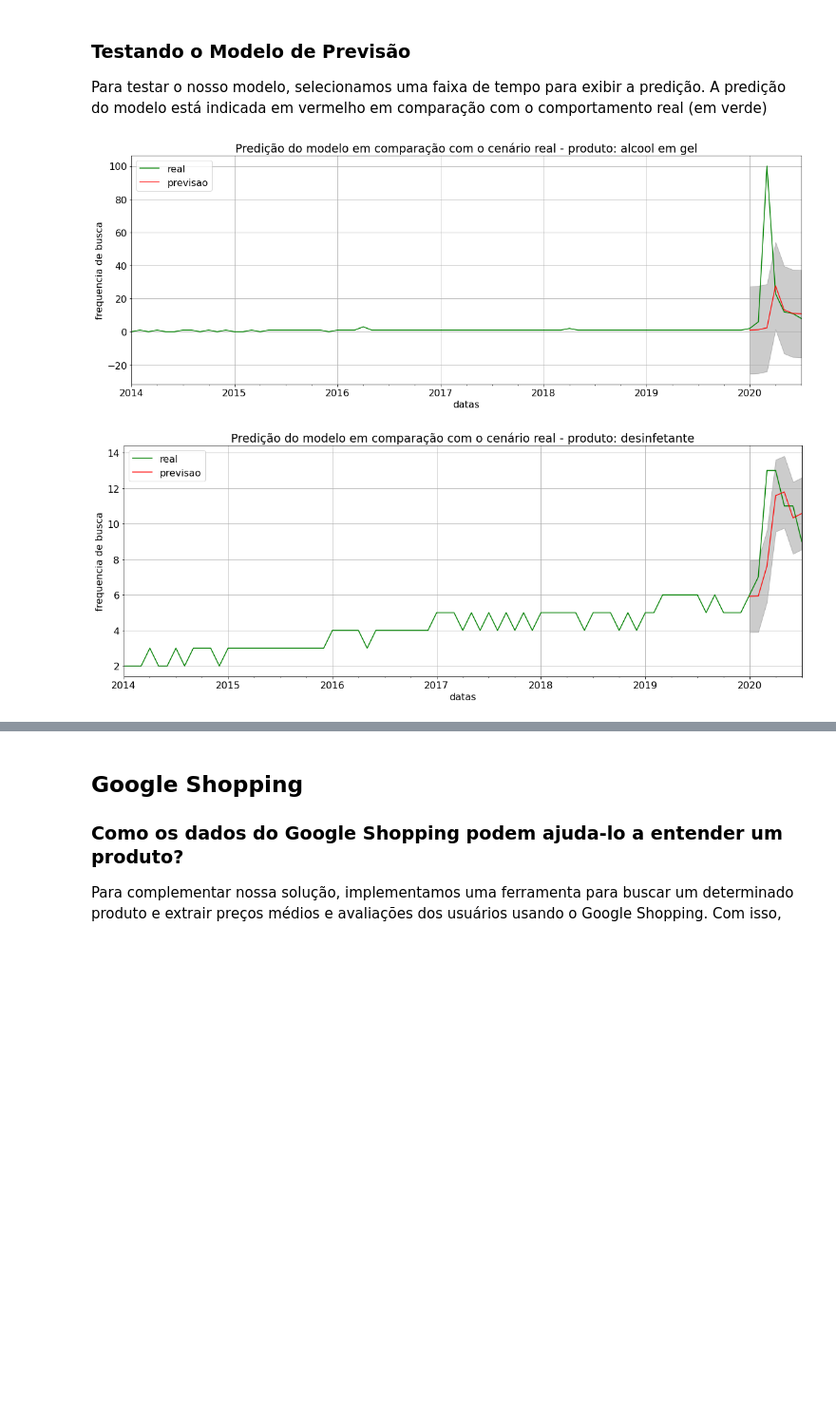
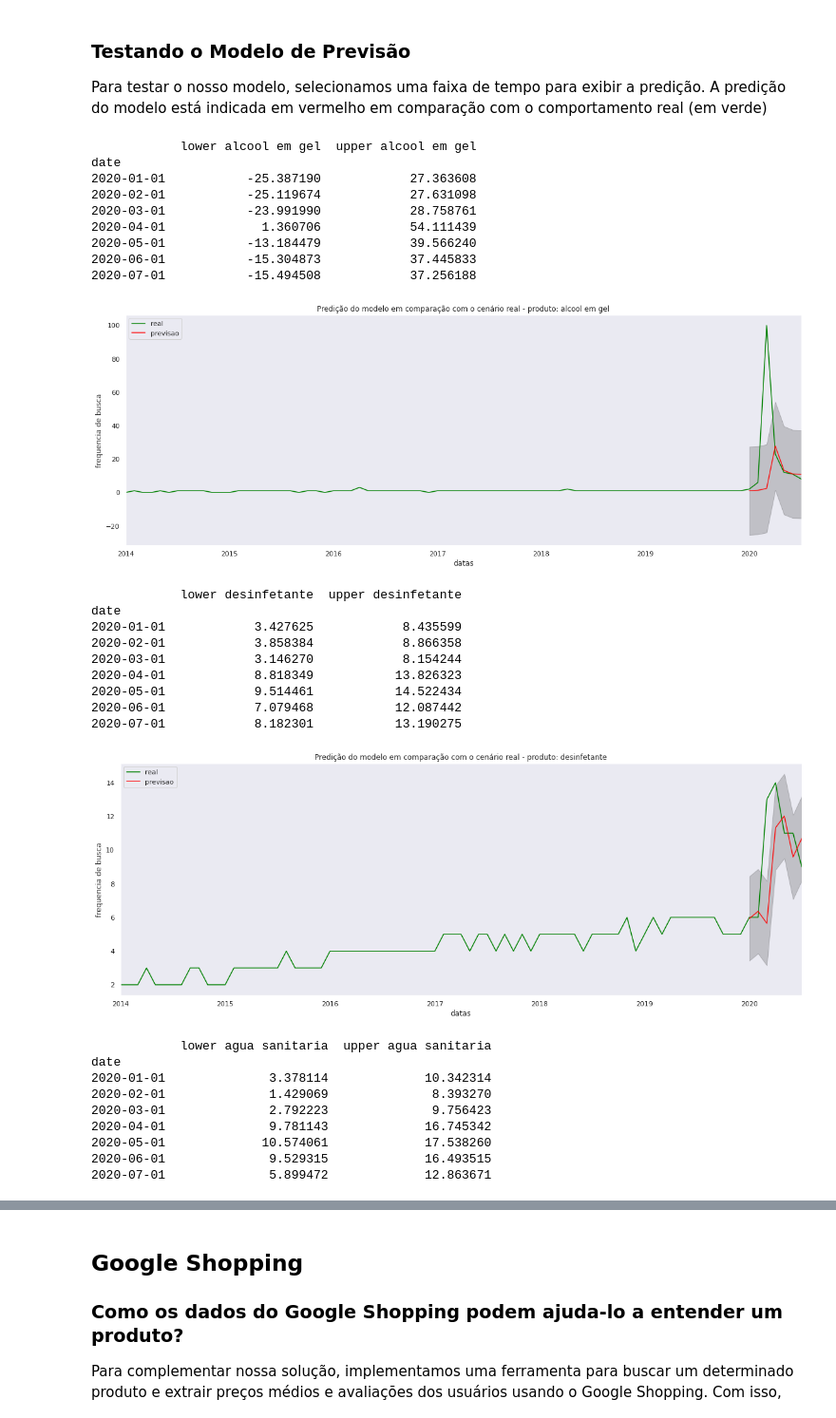
Before and after one commit to vitorglemos/santander-data-challenger, a Jupyter notebook: Data_Challenge_2020.ipynb, the cells around one changed output, grey strips where cells are left out. Shown at 95% size. Saved outputs shown, nothing was run; the diff lists cells and outputs as text; code cells hidden in the pictures; blank space fills up the shorter version.

```diff
--- a/Data_Challenge_2020.ipynb
+++ b/Data_Challenge_2020.ipynb
@@ -43,8 +44,8 @@ import matplotlib
 import pandas as pd
 import plotly.offline as py
 import plotly.graph_objs as go
-py.init_notebook_mode(connected=True)
+import seaborn as sns
+sns.set(style="darkgrid")
 
-matplotlib.rcParams.update({'font.size': 14})
 pytrend = TrendReq()
 # %% [markdown]
@@ -70,8 +71,10 @@ def get_google_trends_data(list_product, time_start, time_end, state=None, count
         sigla='{}'.format(country)
 
     data_composer = '{} {}'.format(time_start, time_end)
-    pytrend.build_payload(kw_list=list_product, geo=sigla, cat=0,
-                          timeframe=data_composer)
+    pytrend.build_payload(kw_list=list_product,
+                                  geo=sigla,
+                                  cat=0,
+                                  timeframe=data_composer)
 
     return pytrend.interest_over_time()
 
@@ -292,23 +303,58 @@ sigma2         4.2258      0.419     10.097      0.000       3.406       5.046
 
 Para testar o nosso modelo, selecionamos uma faixa de tempo para exibir a predição. A predição do modelo está indicada em vermelho em comparação com o comportamento real (em verde)
 # %%
+
+
 for model_i, col in zip(predict_model, list_product):
-    predicao_m = model_i.get_prediction(start=pd.to_datetime('2020-01-01'), dynamic=False)
+    predicao_m = model_i.get_prediction(start=pd.to_datetime('2020-01-01'),
+                                        dynamic=False)
     predicao_i = predicao_m.conf_int()
 
     test_model = y['2014':][col].plot(label='real', color='green')
+
     predicao_m.predicted_mean.plot(ax=test_model, color='red',
                                    label='previsao', alpha=.9,
                                    figsize=(20, 7))
+
     test_model.fill_between(predicao_i.index,
-               predicao_i.iloc[:, 0],
-                predicao_i.iloc[:, 1], color='k', alpha=.2)
+                            predicao_i.iloc[:, 0],
+                            predicao_i.iloc[:, 1], color='k', alpha=.2)
+
+    print(predicao_i)
+    #plt.candlestick2_ochl(df['upper alcool em gel'], df['upper alcool em gel'], width=.75, colorup='g', colordown='r', alpha=0.75)
     test_model.set_xlabel('datas')
     test_model.set_ylabel('frequencia de busca')
     plt.grid()
     plt.legend()
     plt.title(f"Predição do modelo em comparação com o cenário real - produto: {col}")
     plt.show()
 # %% [output]
+            lower alcool em gel  upper alcool em gel
+date
+2020-01-01           -25.387190            27.363608
+2020-02-01           -25.119674            27.631098
+2020-03-01           -23.991990            28.758761
+2020-04-01             1.360706            54.111439
+2020-05-01           -13.184479            39.566240
+2020-06-01           -15.304873            37.445833
+2020-07-01           -15.494508            37.256188
-[figure, old version]
+[figure, new version]
+            lower desinfetante  upper desinfetante
+date
+2020-01-01            3.427625            8.435599
+2020-02-01            3.858384            8.866358
+2020-03-01            3.146270            8.154244
+2020-04-01            8.818349           13.826323
+2020-05-01            9.514461           14.522434
+2020-06-01            7.079468           12.087442
+2020-07-01            8.182301           13.190275
-[figure, old version]
+[figure, new version]
+            lower agua sanitaria  upper agua sanitaria
+date
+2020-01-01              3.378114             10.342314
+2020-02-01              1.429069              8.393270
+2020-03-01              2.792223              9.756423
+2020-04-01              9.781143             16.745342
+2020-05-01             10.574061             17.538260
+2020-06-01              9.529315             16.493515
+2020-07-01              5.899472             12.863671
```
Also changed, not shown: parts of 19 cells of this notebook.
